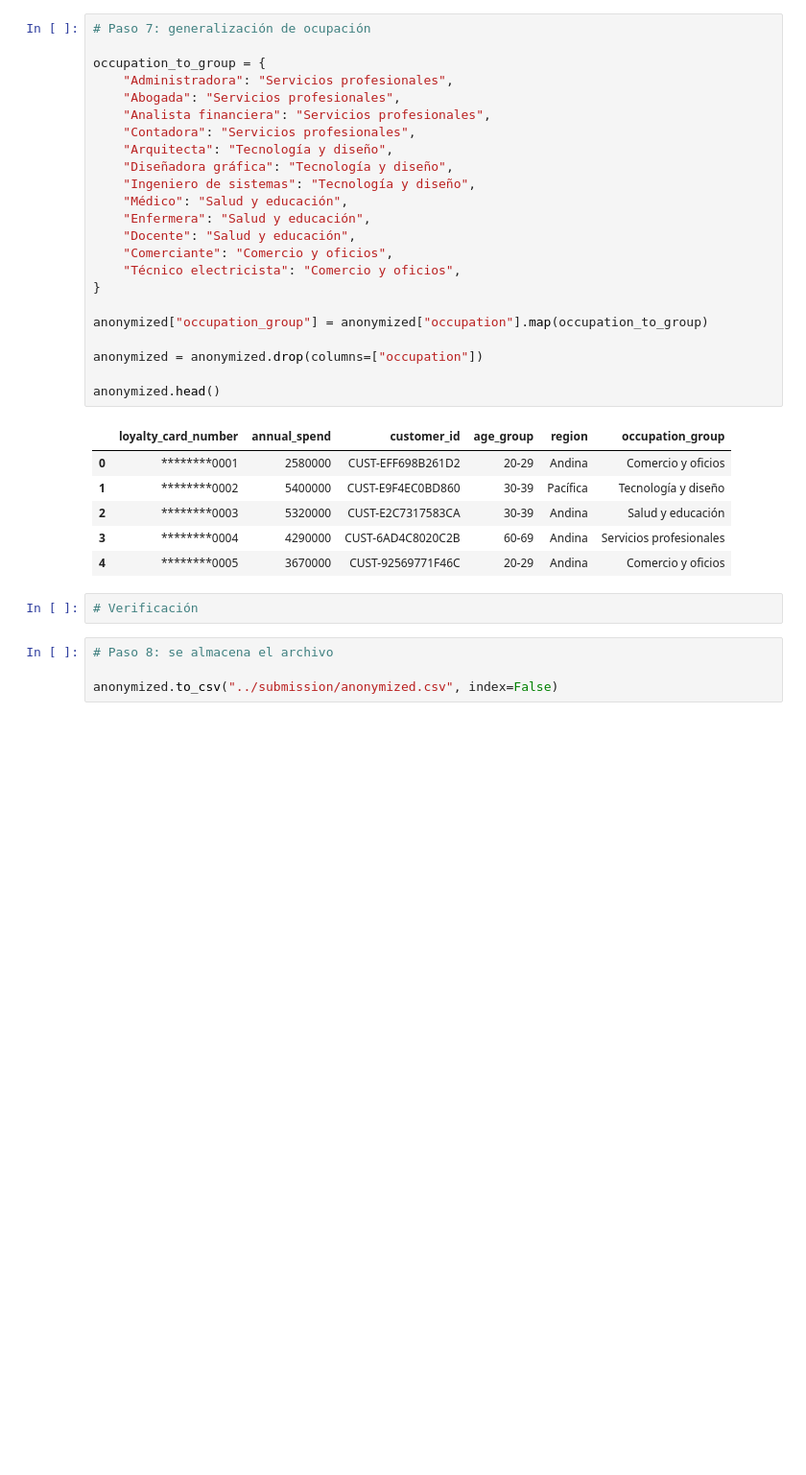
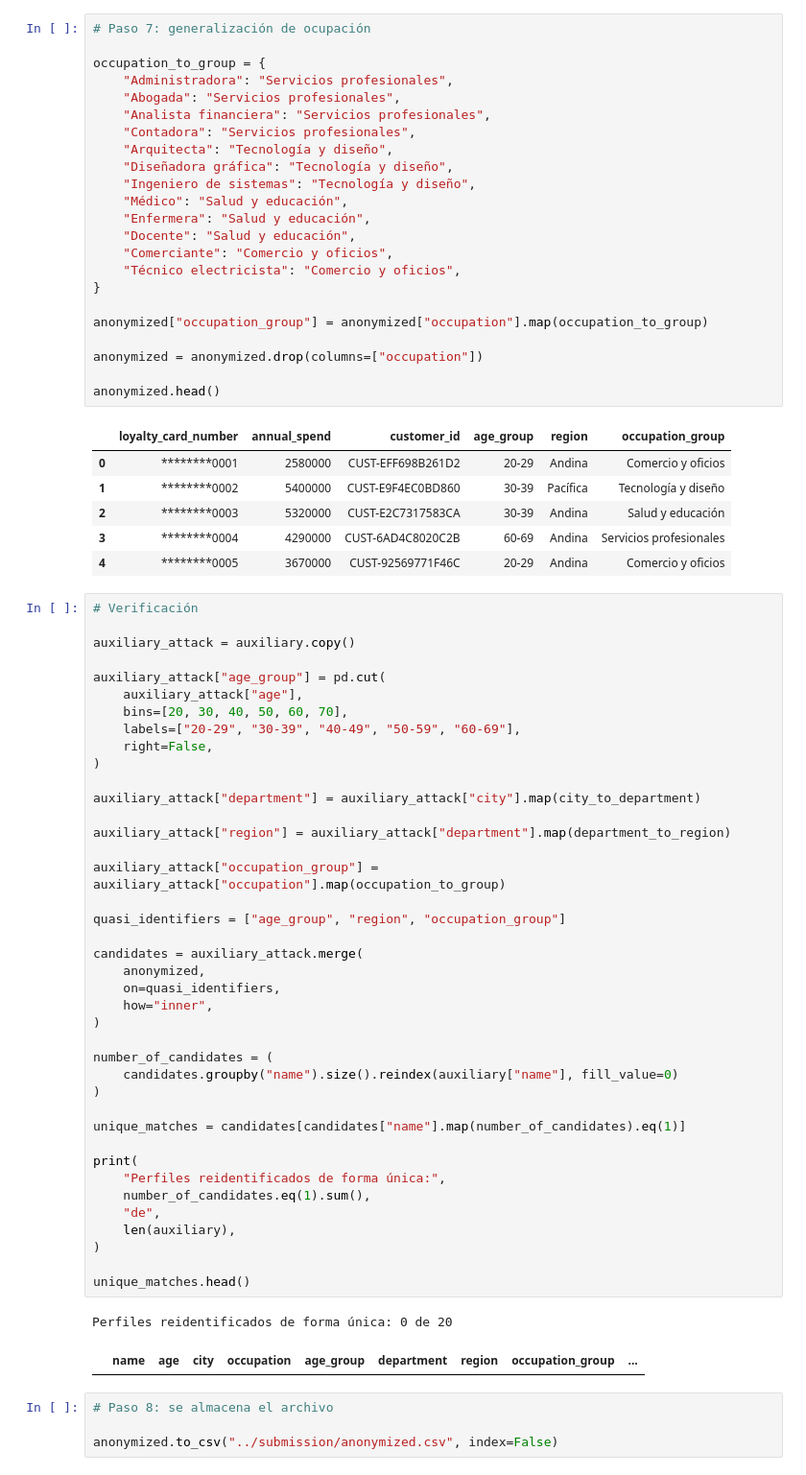
Before and after one commit to 2026-2-descriptiva/std-yamile-andrea-lopez-morales, a Jupyter notebook: PRE_05_anonimizacion/notebooks/notebook.ipynb, the cells around one changed output. Shown at 96% size. Drawn from its saved outputs; the diff is of its cells as text; blank space fills up the shorter version.

```diff
--- a/PRE_05_anonimizacion/notebooks/notebook.ipynb
+++ b/PRE_05_anonimizacion/notebooks/notebook.ipynb
@@ -330,6 +330,47 @@ anonymized.head()
 | 4 | ********0005 | 3670000 | CUST-92569771F46C | 20-29 | Andina | Comercio y oficios |
 # %%
 # Verificación
+
+auxiliary_attack = auxiliary.copy()
+
+auxiliary_attack["age_group"] = pd.cut(
+    auxiliary_attack["age"],
+    bins=[20, 30, 40, 50, 60, 70],
+    labels=["20-29", "30-39", "40-49", "50-59", "60-69"],
+    right=False,
+)
+
+auxiliary_attack["department"] = auxiliary_attack["city"].map(city_to_department)
+
+auxiliary_attack["region"] = auxiliary_attack["department"].map(department_to_region)
+
+auxiliary_attack["occupation_group"] = auxiliary_attack["occupation"].map(occupation_to_group)
+
+quasi_identifiers = ["age_group", "region", "occupation_group"]
+
+candidates = auxiliary_attack.merge(
+    anonymized,
+    on=quasi_identifiers,
+    how="inner",
+)
+
+number_of_candidates = (
+    candidates.groupby("name").size().reindex(auxiliary["name"], fill_value=0)
+)
+
+unique_matches = candidates[candidates["name"].map(number_of_candidates).eq(1)]
+
+print(
+    "Perfiles reidentificados de forma única:",
+    number_of_candidates.eq(1).sum(),
+    "de",
+    len(auxiliary),
+)
+
+unique_matches.head()
+# %% [output]
+Perfiles reidentificados de forma única: 0 de 20
+|  | name | age | city | occupation | age_group | department | region | occupation_group | ... |
 # %%
 # Paso 8: se almacena el archivo
 
```
Also changed, not shown: 2 other files.
